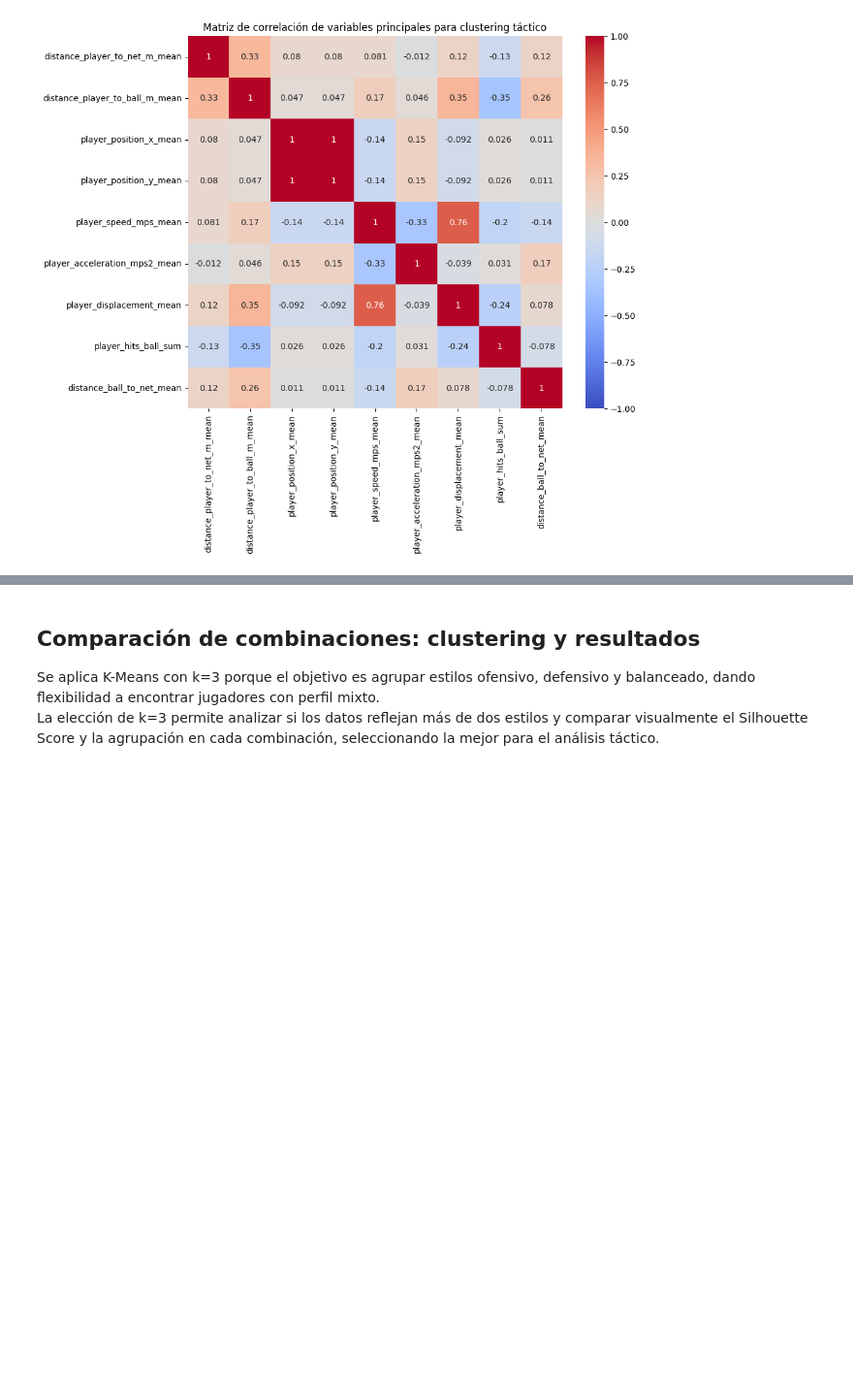
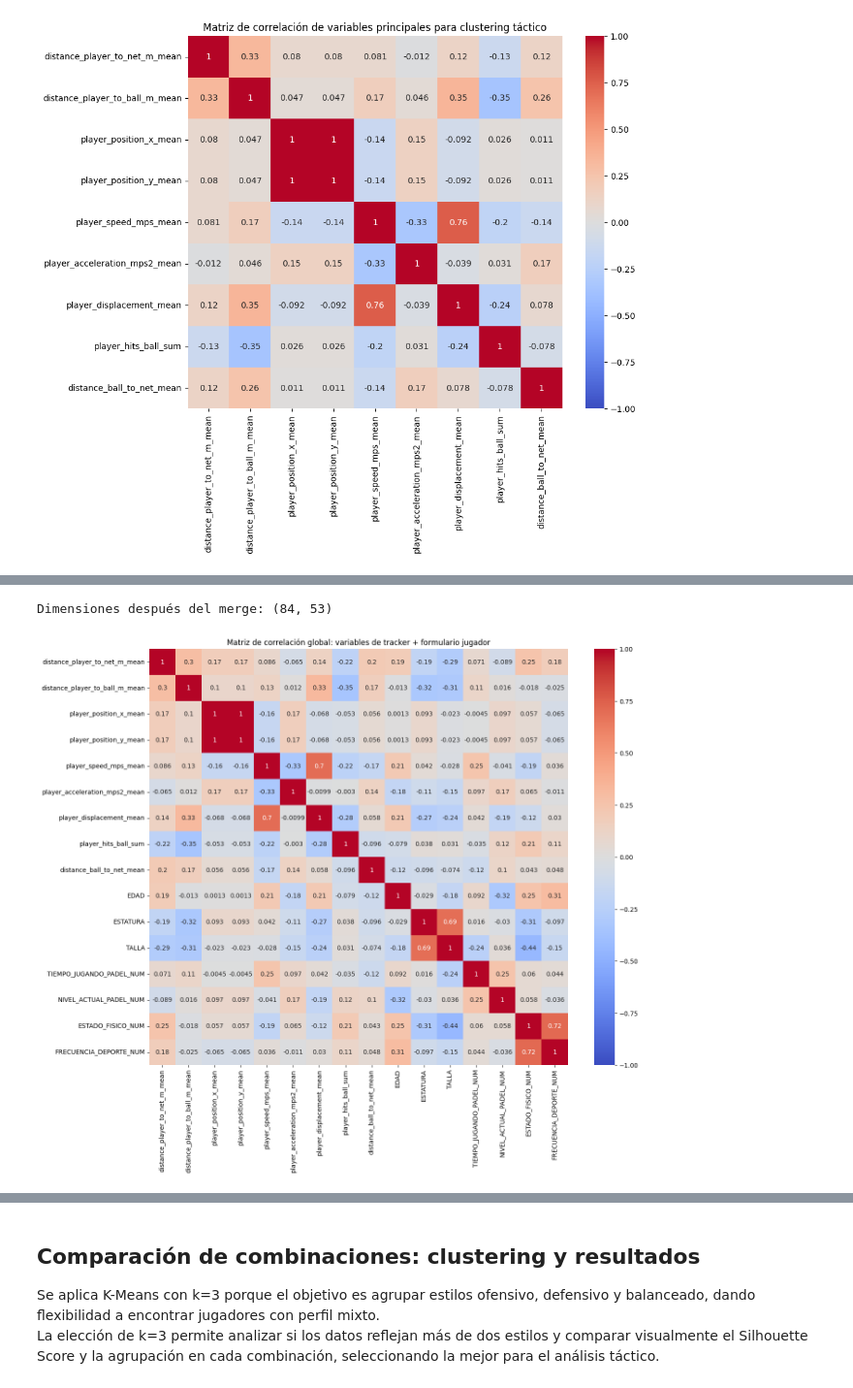
Before and after one commit to valenlopezzz04/Proyecto-padel-analitica, a Jupyter notebook: kmeans2.ipynb, the cells around one changed output, grey strips where cells are left out. Shown at 97% size. Saved outputs shown, nothing was run; the diff lists cells and outputs as text; code cells hidden in the pictures; blank space fills up the shorter version.

```diff
--- a/kmeans2.ipynb
+++ b/kmeans2.ipynb
@@ -425,0 +511,73 @@ plt.show()
+# %%
+# Normaliza los nombres de jugador en ambas tablas para asegurar coincidencia
+df_match["player_name_clean"] = (
+    df_match["player_name"]
+    .str.normalize("NFKD")
+    .str.encode("ascii", "ignore")
+    .str.decode("utf-8")
+    .str.lower()
+    .str.strip()
+)
+
+df_jug["NOMBRE_CLEAN"] = (
+    df_jug["NOMBRE"]
+    .str.normalize("NFKD")
+    .str.encode("ascii", "ignore")
+    .str.decode("utf-8")
+    .str.lower()
+    .str.strip()
+)
+
+# Merge (unión) por nombre limpio
+df_merged = df_match.merge(
+    df_jug,
+    left_on="player_name_clean",
+    right_on="NOMBRE_CLEAN",
+    how="inner"
+)
+print("Dimensiones después del merge:", df_merged.shape)
+# %% [output]
+Dimensiones después del merge: (84, 53)
+# %%
+import seaborn as sns
+import matplotlib.pyplot as plt
+
+# Definir las variables seleccionadas de ambas fuentes
+vars_tracker = [
+    "distance_player_to_net_m_mean",
+    "distance_player_to_ball_m_mean",
+    "player_position_x_mean",
+    "player_position_y_mean",
+    "player_speed_mps_mean",
+    "player_acceleration_mps2_mean",
+    "player_displacement_mean",
+    "player_hits_ball_sum",
+    "distance_ball_to_net_mean"
+]
+
+vars_jugadores = [
+    "EDAD",
+    "ESTATURA",
+    "TALLA",
+    "TIEMPO_JUGANDO_PADEL_NUM",
+    "NIVEL_ACTUAL_PADEL_NUM",
+    "ESTADO_FISICO_NUM",
+    "FRECUENCIA_DEPORTE_NUM"
+]
+
+variables_total = vars_tracker + vars_jugadores
+
+# Convertir las columnas seleccionadas a numérico por seguridad
+for col in variables_total:
+    df_merged[col] = pd.to_numeric(df_merged[col], errors='coerce')
+
+# Calcular la matriz de correlación combinada
+corr_matrix_total = df_merged[variables_total].corr()
+
+# Graficar la matriz combinada
+plt.figure(figsize=(15, 12))
+sns.heatmap(corr_matrix_total, annot=True, cmap="coolwarm", vmin=-1, vmax=1)
+plt.title("Matriz de correlación global: variables de tracker + formulario jugador")
+plt.show()
+# %% [output]
+[figure, added]
```
Also changed, not shown: parts of 7 cells of this notebook.
